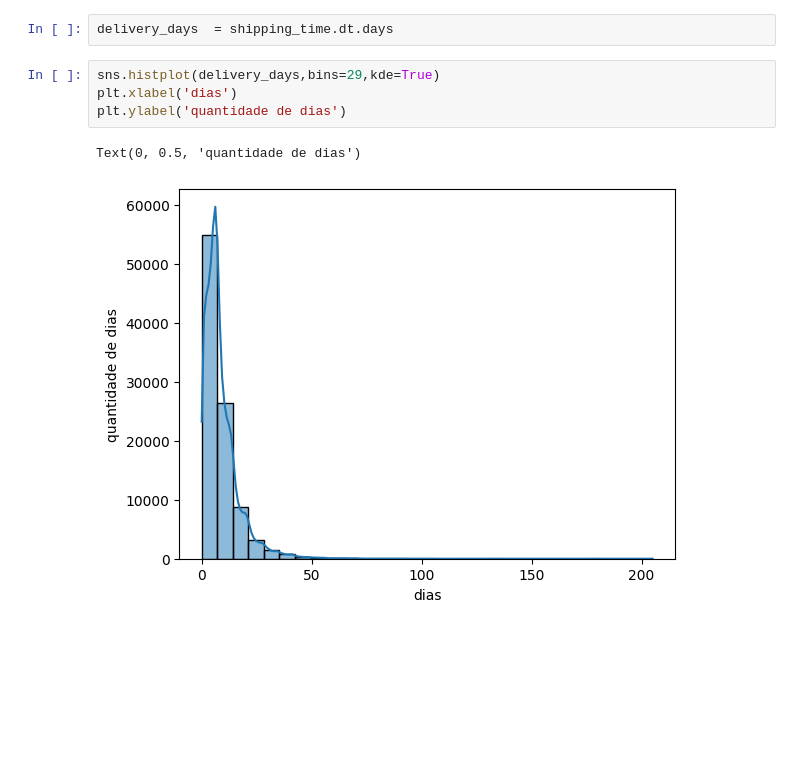
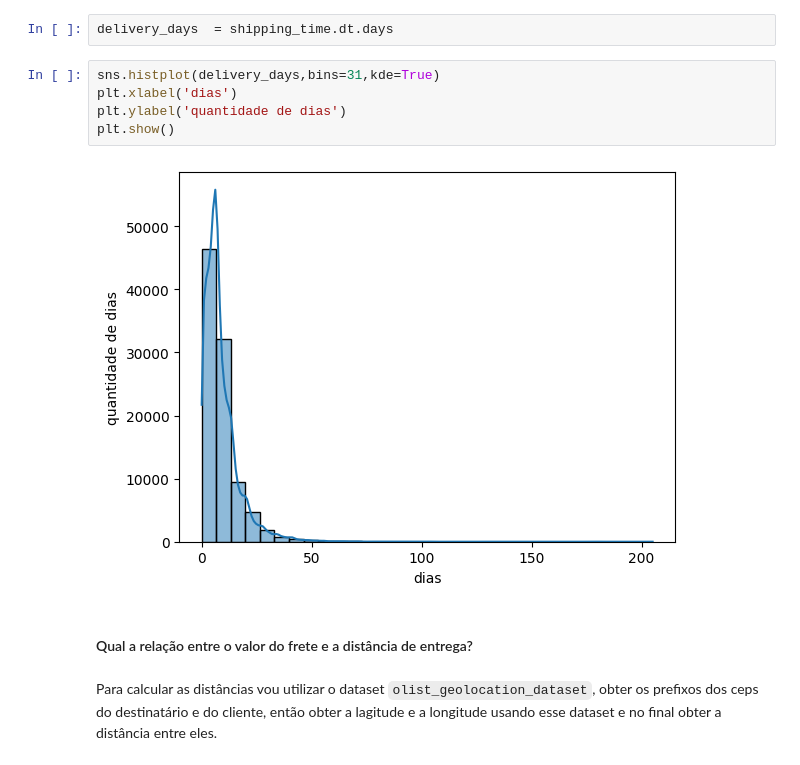
Before and after one commit to marcello10/triggo-ai-olist, a Jupyter notebook: analyses-olist.ipynb, the cells around one changed output. Drawn from its saved outputs; the diff is of its cells as text; blank space fills up the shorter version.

```diff
--- a/analyses-olist.ipynb
+++ b/analyses-olist.ipynb
@@ -809,9 +809,13 @@ Os pedidos são entregues em média com 9 dias, porém há um grande desvio padr
 # %%
 delivery_days  = shipping_time.dt.days
 # %%
-sns.histplot(delivery_days,bins=29,kde=True)
+sns.histplot(delivery_days,bins=31,kde=True)
 plt.xlabel('dias')
 plt.ylabel('quantidade de dias')
+plt.show()
 # %% [output]
-Text(0, 0.5, 'quantidade de dias')
-[figure, old version]
+[figure, new version]
+# %% [markdown]
+#### Qual a relação entre o valor do frete e a distância de entrega?
+# %% [markdown]
+Para calcular as distâncias vou utilizar o dataset `olist_geolocation_dataset`, obter os prefixos dos ceps do destinatário e do cliente, então obter a lagitude e a longitude usando esse dataset e no final obter a distância entre eles.
```
Also changed, not shown: parts of 28 cells of this notebook.
